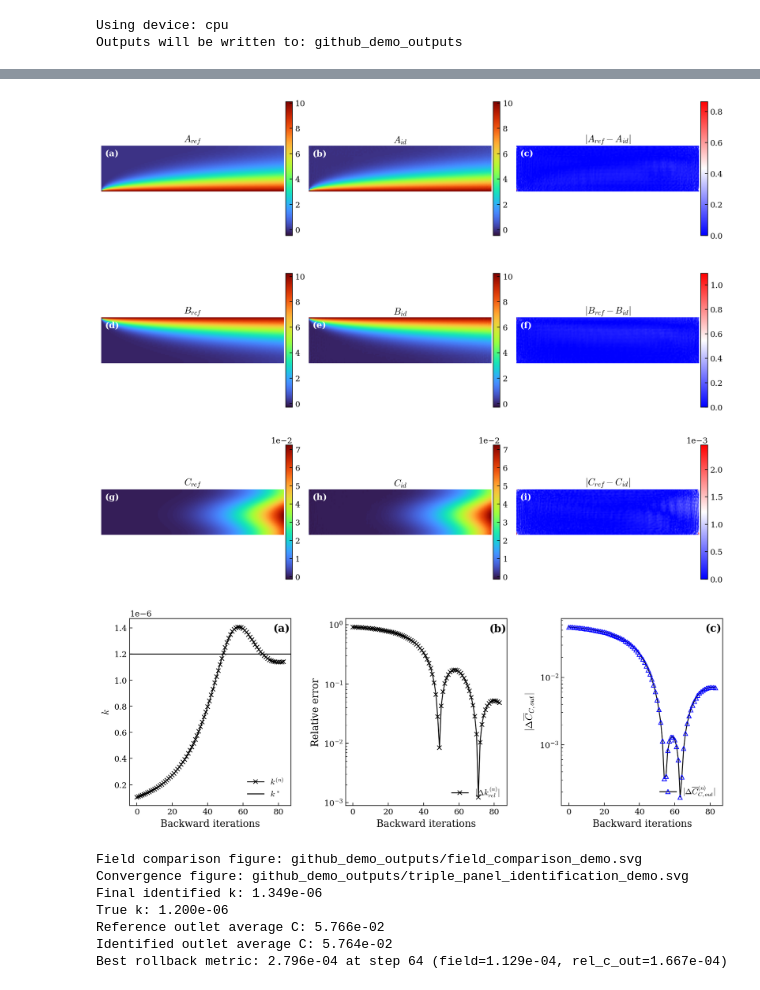
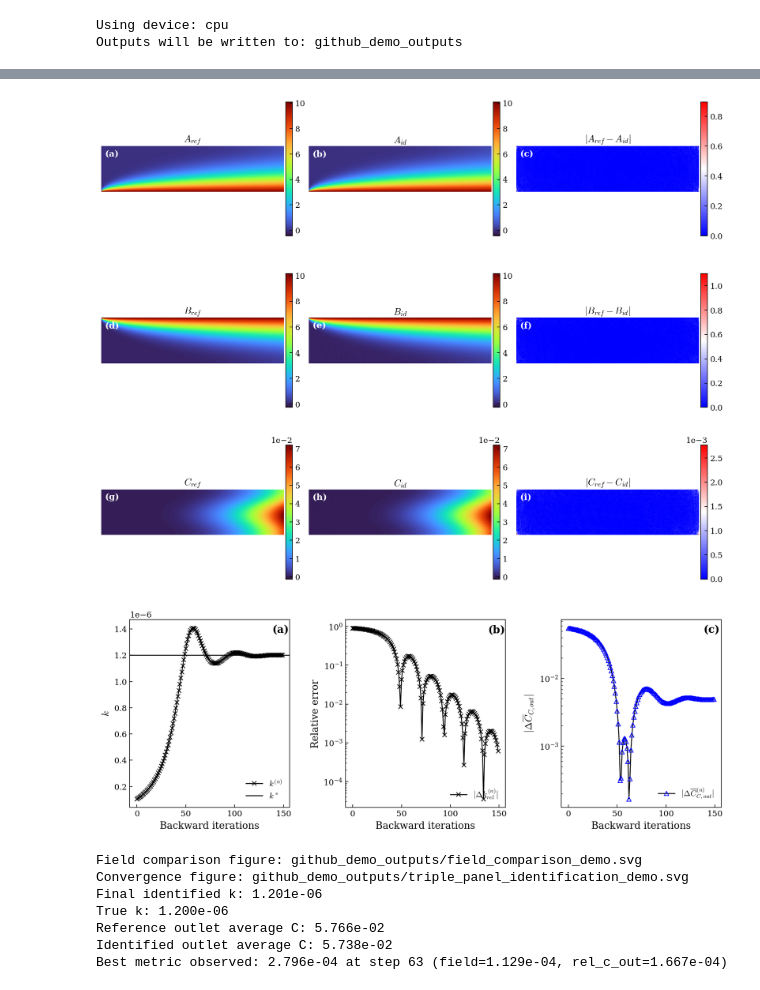
Before and after one commit to Galigeigei-Z/PINO-for-Chemical-Reaction-System, a Jupyter notebook: case3/case3_demo.executed.ipynb, the cells around one changed output, grey strips where cells are left out. Cells and saved outputs as stored; diff of their text form; code cells hidden in the pictures.

```diff
--- a/case3/case3_demo.executed.ipynb
+++ b/case3/case3_demo.executed.ipynb
@@ -107,10 +107,10 @@ class DemoConfig:
 
     # Demo-sized learning settings
     train_epochs: int = 600
-    inverse_steps: int = 200
+    inverse_steps: int = 150
     train_lr: float = 5e-4
     inverse_lr: float = 2e-2
-    inverse_patience: int = 20
+    inverse_patience: int = 120
     inverse_min_delta: float = 1e-4
     inverse_metric_alpha: float = 1.0
     inverse_metric_beta: float = 1.0
@@ -711,40 +718,40 @@ axs[2].semilogy(
     iterations,
     delta_c_series,
     color="k",
     marker="^",
     mfc="none",
     mec="b",
     ms=6,
     lw=1.2,
     label=r"$|\Delta \overline{C}_{C,out}^{(n)}|$",
 )
 axs[2].set_xlabel("Backward iterations")
 axs[2].set_ylabel(r"$|\Delta \overline{C}_{C,out}|$")
 axs[2].legend(frameon=False, loc="lower right")
 axs[2].text(0.89, 0.93, "(c)", transform=axs[2].transAxes, fontsize=14, fontweight="bold")
 
 plt.tight_layout(pad=1.5, w_pad=2)
 conv_fig = OUTPUT_DIR / "triple_panel_identification_demo.svg"
 plt.savefig(conv_fig, format="svg", bbox_inches="tight")
 plt.show()
 
 print(f"Field comparison figure: {field_fig}")
 print(f"Convergence figure: {conv_fig}")
 print(f"Final identified k: {k_id:.3e}")
 print(f"True k: {k_true:.3e}")
 print(f"Reference outlet average C: {c_out_ref:.3e}")
 print(f"Identified outlet average C: {c_out_id:.3e}")
 print(
-    f"Best rollback metric: {best_metric:.3e} at step {best_step} "
+    f"Best metric observed: {best_metric:.3e} at step {best_step} "
     f"(field={best_field_loss:.3e}, rel_c_out={best_rel_c_out_error:.3e})"
 )
 # %% [output]
-[figure, old version]
+[figure, new version]
-[figure, old version]
+[figure, new version]
 Field comparison figure: github_demo_outputs/field_comparison_demo.svg
 Convergence figure: github_demo_outputs/triple_panel_identification_demo.svg
-Final identified k: 1.349e-06
+Final identified k: 1.201e-06
 True k: 1.200e-06
 Reference outlet average C: 5.766e-02
-Identified outlet average C: 5.764e-02
-Best rollback metric: 2.796e-04 at step 64 (field=1.129e-04, rel_c_out=1.667e-04)
+Identified outlet average C: 5.738e-02
+Best metric observed: 2.796e-04 at step 63 (field=1.129e-04, rel_c_out=1.667e-04)
```
Also changed, not shown: parts of 3 cells of this notebook, 6 other files.
